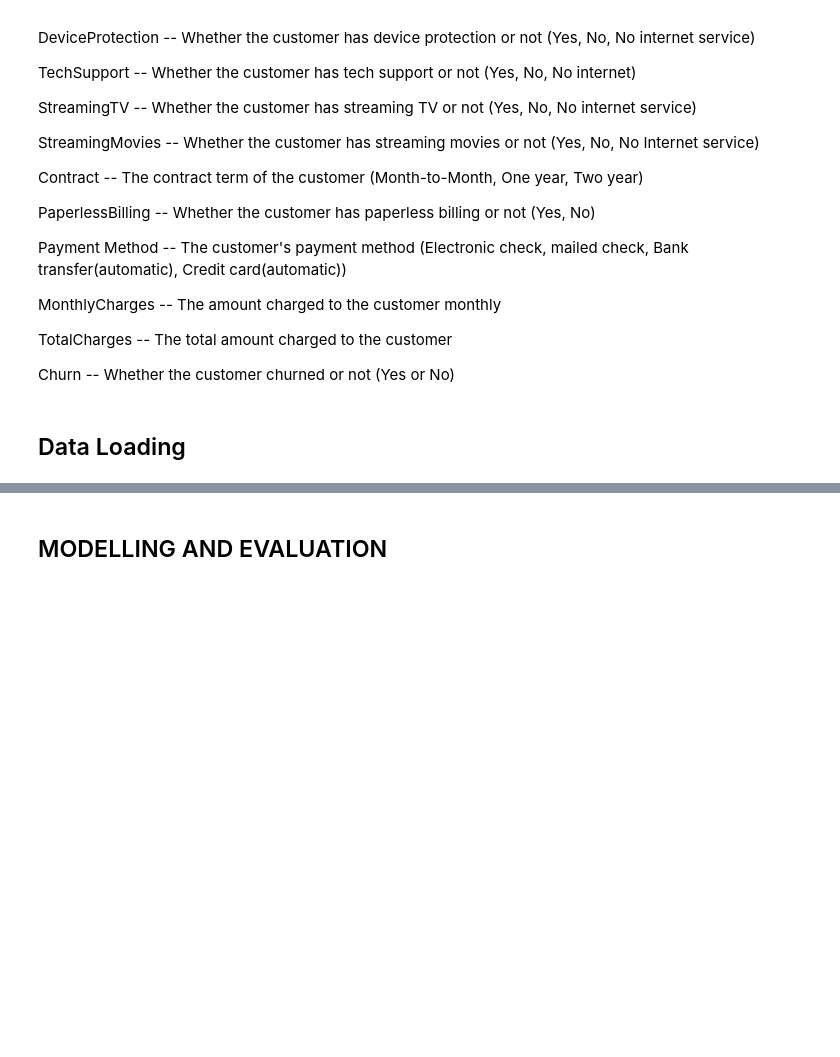
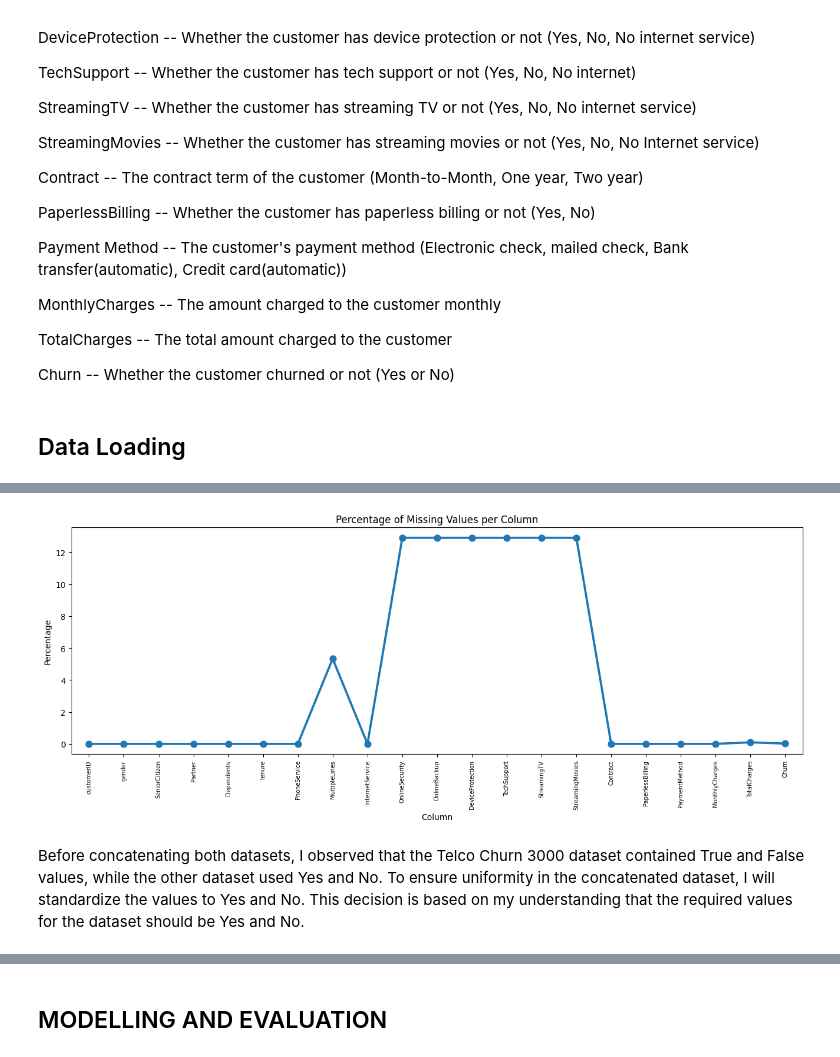
Before and after one commit to Wisdom-EdemD-rah/Customer-Churn-Prediction-and-Analysis, a Jupyter notebook: notebooks/main.ipynb, the cells around one changed output, grey strips where cells are left out. Cells and saved outputs as stored; diff of their text form; code cells hidden in the pictures; blank space fills up the shorter version.

```diff
--- a/notebooks/main.ipynb
+++ b/notebooks/main.ipynb
@@ -456,0 +908,4 @@ df_test.head()
+# %%
+#Merge the two datasets
+df_merged =pd.concat([df_1, df_2],ignore_index=True)
+df_merged.head()
@@ -456,0 +951,5 @@ df_test.head()
+# %%
+#Convert it to numerical
+df_merged["TotalCharges"]= pd.to_numeric(df_merged["TotalCharges"], errors="coerce")
+#Check datatype of totalcharges
+df_merged["TotalCharges"].dtype
@@ -456,0 +962,4 @@ df_test.head()
+# %%
+#Converting to the right data types
+df_merged['SeniorCitizen'] = df_merged['SeniorCitizen'].astype(object)
+df_merged['TotalCharges'] = pd.to_numeric(df_merged['TotalCharges'], errors='coerce')
@@ -456,0 +1061,15 @@ df_test.head()
+# %%
+# check for missing values and percentage
+missing_values = df_merged.isna().sum()
+missing_percentage = (df_merged.isna().sum() / df_merged.shape[0])*100
+
+# Create a DataFrame with the number of missing values and their percentage
+missing_df = pd.DataFrame({
+    'Column': df_merged.columns,
+    'Missing Values': missing_values,
+    'Percentage': missing_percentage
+}).reset_index(drop=True)
+
+# Display the DataFrame
+missing_df = pd.DataFrame(missing_df)
+missing_df
@@ -456,0 +1094,11 @@ df_test.head()
+# %%
+# Create the point plot
+plt.figure(figsize=(16, 5))
+ax = sns.pointplot(x='Column', y='Percentage', data=missing_df)
+plt.xticks(rotation=90, fontsize=7)
+plt.title('Percentage of Missing Values per Column')
+plt.show()
+# %% [output]
+[figure, added]
+# %% [markdown]
+Before concatenating both datasets, I observed that the Telco Churn 3000 dataset contained True and False values, while the other dataset used Yes and No. To ensure uniformity in the concatenated dataset, I will standardize the values to Yes and No. This decision is based on my understanding that the required values for the dataset should be Yes and No.
```
Also changed, not shown: parts of 48 cells of this notebook.
